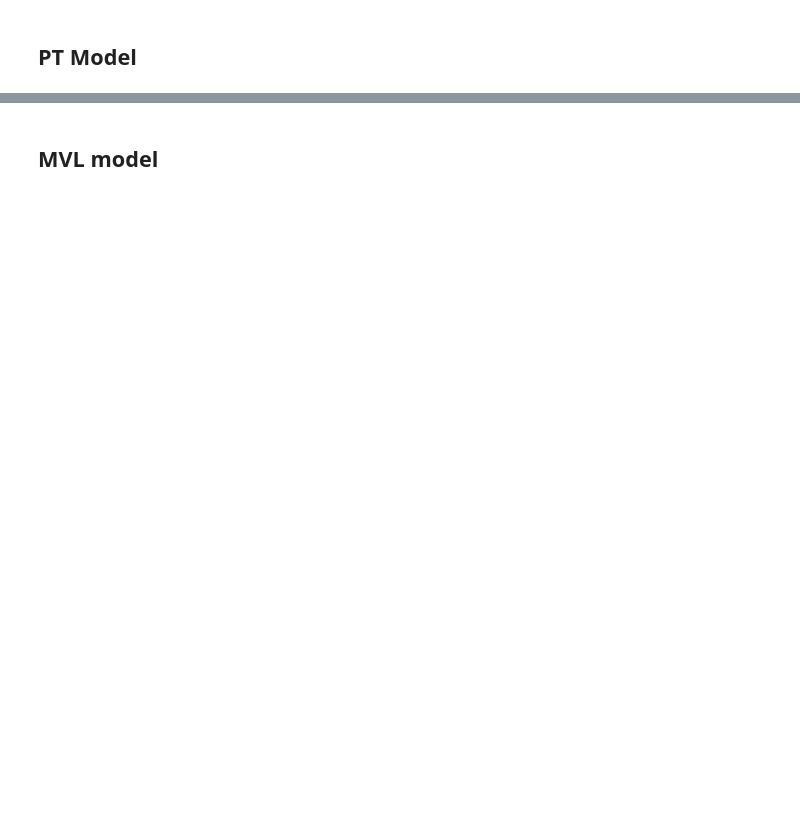
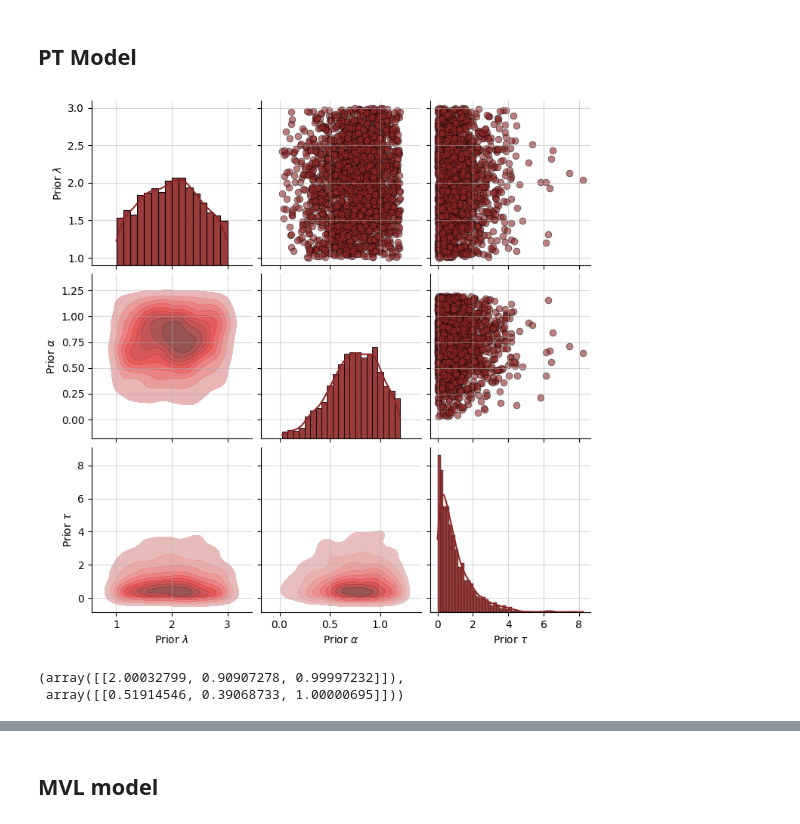
Before and after one commit to LuSchumacher/prospect_theory, a Jupyter notebook: notebooks/01_network_training.ipynb, the cells around one changed output, grey strips where cells are left out. Drawn from its saved outputs; the diff is of its cells as text; code cells hidden in the pictures; blank space fills up the shorter version.

```diff
--- a/notebooks/01_network_training.ipynb
+++ b/notebooks/01_network_training.ipynb
@@ -31,6 +24,15 @@ prior = bf.simulation.Prior(
     batch_prior_fun=sample_pt_prior,
     param_names=param_names
 )
+# %%
+f = prior.plot_prior2d()
+# %% [output]
+[figure, added]
+# %%
+prior.estimate_means_and_stds(10000000)
+# %% [output]
+(array([[2.00032799, 0.90907278, 0.99997232]]),
+ array([[0.51914546, 0.39068733, 1.00000695]]))
 # %%
 simulator = bf.simulation.Simulator(
     simulator_fun=sample_pt_model,
```
Also changed, not shown: parts of 6 cells of this notebook, 9 other files.
